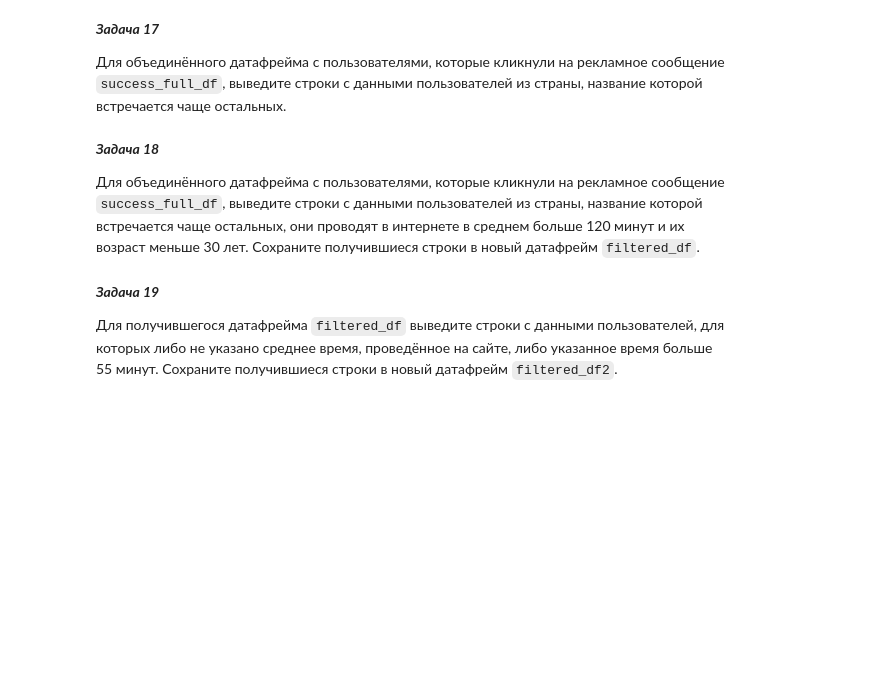
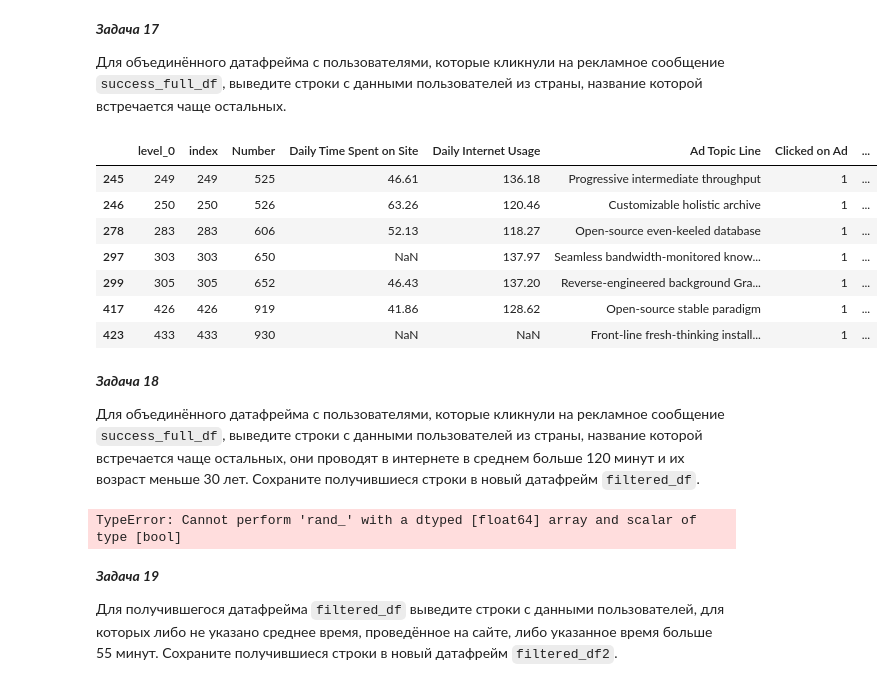
Before and after one commit to IgorKolotushkin/DS_homework, a Jupyter notebook: hw_12/12.6_Домашнее_задание.ipynb, the cells around one changed output. Saved outputs shown, nothing was run; the diff lists cells and outputs as text; code cells hidden in the pictures; blank space fills up the shorter version.

```diff
--- a/hw_12/12.6_Домашнее_задание.ipynb
+++ b/hw_12/12.6_Домашнее_задание.ipynb
@@ -380,3 +392,14 @@ success_full_df[['Ad Topic Line', 'City', 'Country']].describe()
+# %%
+success_full_df[success_full_df['Country'] == success_full_df['Country'].value_counts().index[0]]
+# %% [output]
+|  | level_0 | index | Number | Daily Time Spent on Site | Daily Internet Usage | Ad Topic Line | Clicked on Ad | ... |
+| 245 | 249 | 249 | 525 | 46.61 | 136.18 | Progressive intermediate throughput | 1 | ... |
+| 246 | 250 | 250 | 526 | 63.26 | 120.46 | Customizable holistic archive | 1 | ... |
+| 278 | 283 | 283 | 606 | 52.13 | 118.27 | Open-source even-keeled database | 1 | ... |
+| 297 | 303 | 303 | 650 | NaN | 137.97 | Seamless bandwidth-monitored know... | 1 | ... |
+| 299 | 305 | 305 | 652 | 46.43 | 137.20 | Reverse-engineered background Gra... | 1 | ... |
+| 417 | 426 | 426 | 919 | 41.86 | 128.62 | Open-source stable paradigm | 1 | ... |
+| 423 | 433 | 433 | 930 | NaN | NaN | Front-line fresh-thinking install... | 1 | ... |
 # %% [markdown]
 ***Задача 18***
 
@@ -387,3 +408,9 @@ Cохраните получившиеся строки в новый датаф
+# %%
+max_country = success_full_df['Country'].value_counts().index[0]
+
+filtered_df = success_full_df[success_full_df['Daily Internet Usage'] > 120.0 & success_full_df['Age'] < 30.0]
+# %% [output]
+TypeError: Cannot perform 'rand_' with a dtyped [float64] array and scalar of type [bool]
 # %% [markdown]
 ***Задача 19***
 
```
Also changed, not shown: parts of 4 cells of this notebook.
